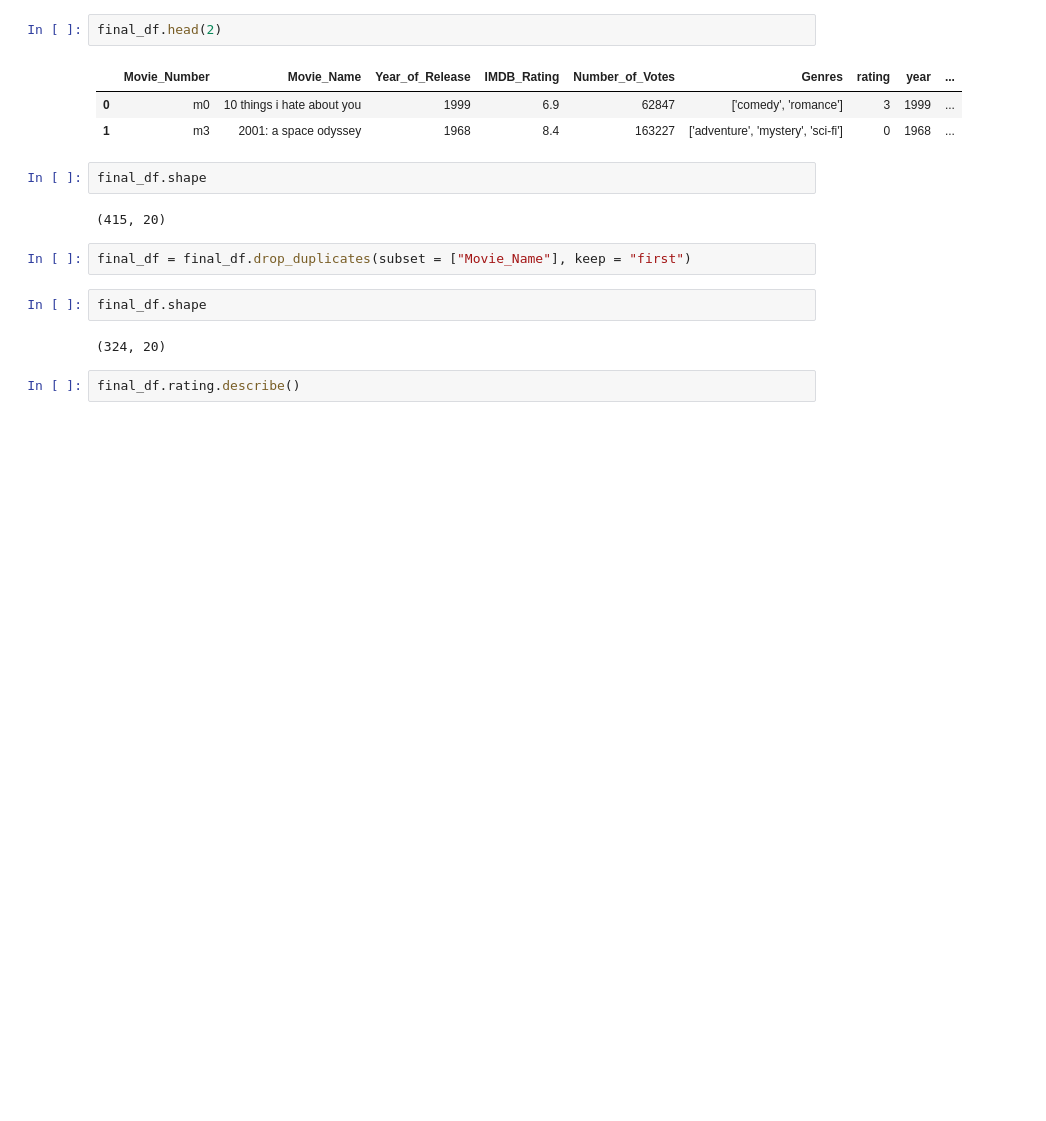
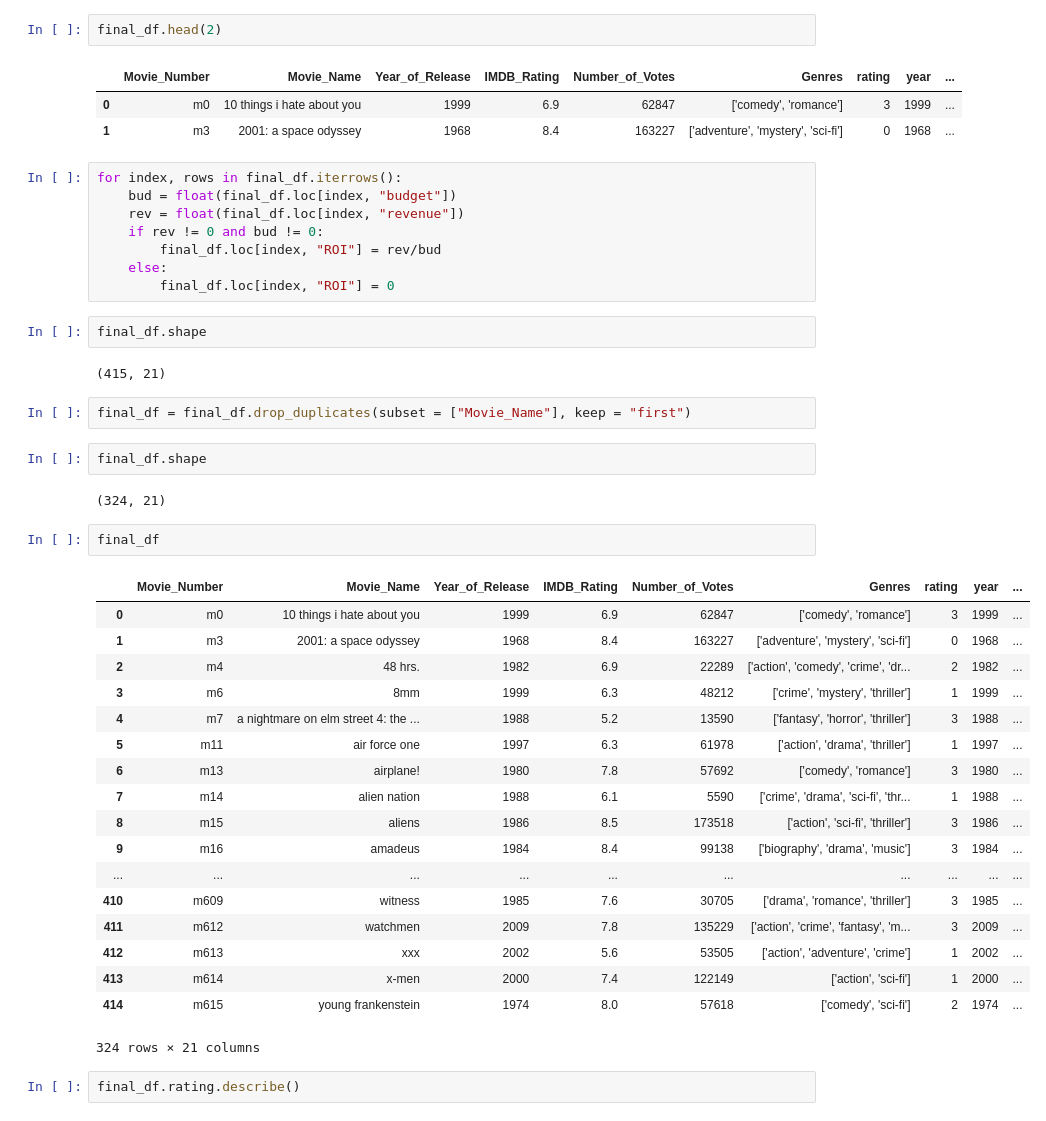
Before and after one commit to ck090/Identifying-Missing-Component-in-the-Bechdel-Test-Using-PCA, a Jupyter notebook: Crew_Info_Tagging.ipynb, the cells around one changed output. Saved outputs shown, nothing was run; the diff lists cells and outputs as text; blank space fills up the shorter version.

```diff
--- a/Crew_Info_Tagging.ipynb
+++ b/Crew_Info_Tagging.ipynb
@@ -93,16 +93,45 @@ final_df.head(2)
 |  | Movie_Number | Movie_Name | Year_of_Release | IMDB_Rating | Number_of_Votes | Genres | rating | year | ... |
 | 0 | m0 | 10 things i hate about you | 1999 | 6.9 | 62847 | ['comedy', 'romance'] | 3 | 1999 | ... |
 | 1 | m3 | 2001: a space odyssey | 1968 | 8.4 | 163227 | ['adventure', 'mystery', 'sci-fi'] | 0 | 1968 | ... |
+# %%
+for index, rows in final_df.iterrows():
+    bud = float(final_df.loc[index, "budget"])
+    rev = float(final_df.loc[index, "revenue"])
+    if rev != 0 and bud != 0:
+        final_df.loc[index, "ROI"] = rev/bud
+    else:
+        final_df.loc[index, "ROI"] = 0
 # %%
 final_df.shape
 # %% [output]
-(415, 20)
+(415, 21)
 # %%
 final_df = final_df.drop_duplicates(subset = ["Movie_Name"], keep = "first")
 # %%
 final_df.shape
 # %% [output]
-(324, 20)
+(324, 21)
+# %%
+final_df
+# %% [output]
+|  | Movie_Number | Movie_Name | Year_of_Release | IMDB_Rating | Number_of_Votes | Genres | rating | year | ... |
+| 0 | m0 | 10 things i hate about you | 1999 | 6.9 | 62847 | ['comedy', 'romance'] | 3 | 1999 | ... |
+| 1 | m3 | 2001: a space odyssey | 1968 | 8.4 | 163227 | ['adventure', 'mystery', 'sci-fi'] | 0 | 1968 | ... |
+| 2 | m4 | 48 hrs. | 1982 | 6.9 | 22289 | ['action', 'comedy', 'crime', 'dr... | 2 | 1982 | ... |
+| 3 | m6 | 8mm | 1999 | 6.3 | 48212 | ['crime', 'mystery', 'thriller'] | 1 | 1999 | ... |
+| 4 | m7 | a nightmare on elm street 4: the ... | 1988 | 5.2 | 13590 | ['fantasy', 'horror', 'thriller'] | 3 | 1988 | ... |
+| 5 | m11 | air force one | 1997 | 6.3 | 61978 | ['action', 'drama', 'thriller'] | 1 | 1997 | ... |
+| 6 | m13 | airplane! | 1980 | 7.8 | 57692 | ['comedy', 'romance'] | 3 | 1980 | ... |
+| 7 | m14 | alien nation | 1988 | 6.1 | 5590 | ['crime', 'drama', 'sci-fi', 'thr... | 1 | 1988 | ... |
+| 8 | m15 | aliens | 1986 | 8.5 | 173518 | ['action', 'sci-fi', 'thriller'] | 3 | 1986 | ... |
+| 9 | m16 | amadeus | 1984 | 8.4 | 99138 | ['biography', 'drama', 'music'] | 3 | 1984 | ... |
+| ... | ... | ... | ... | ... | ... | ... | ... | ... | ... |
+| 410 | m609 | witness | 1985 | 7.6 | 30705 | ['drama', 'romance', 'thriller'] | 3 | 1985 | ... |
+| 411 | m612 | watchmen | 2009 | 7.8 | 135229 | ['action', 'crime', 'fantasy', 'm... | 3 | 2009 | ... |
+| 412 | m613 | xxx | 2002 | 5.6 | 53505 | ['action', 'adventure', 'crime'] | 1 | 2002 | ... |
+| 413 | m614 | x-men | 2000 | 7.4 | 122149 | ['action', 'sci-fi'] | 1 | 2000 | ... |
+| 414 | m615 | young frankenstein | 1974 | 8.0 | 57618 | ['comedy', 'sci-fi'] | 2 | 1974 | ... |
+324 rows × 21 columns
 # %%
 final_df.rating.describe()
 # %% [output]
```
Also changed, not shown: parts of 7 cells of this notebook, 4 other files.
